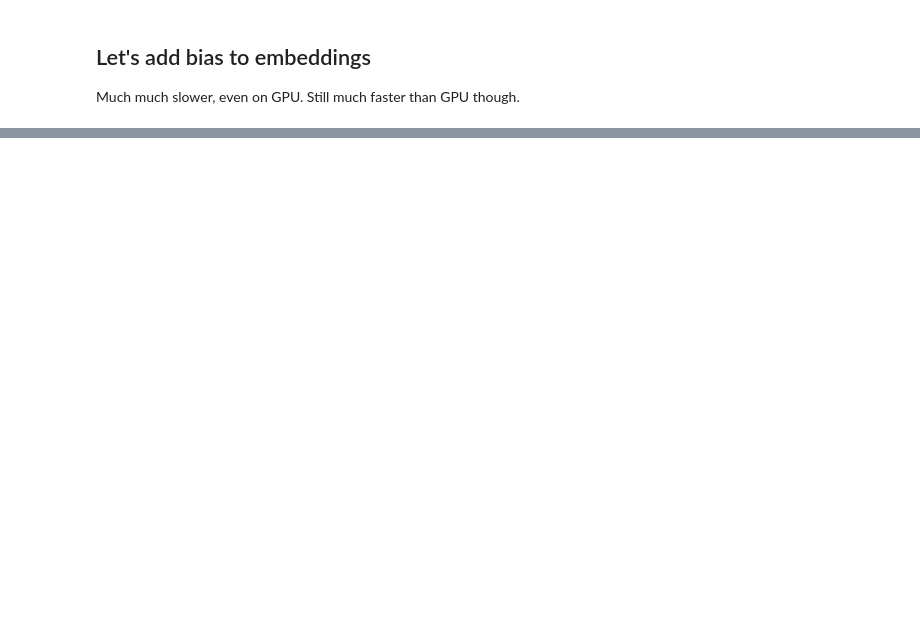
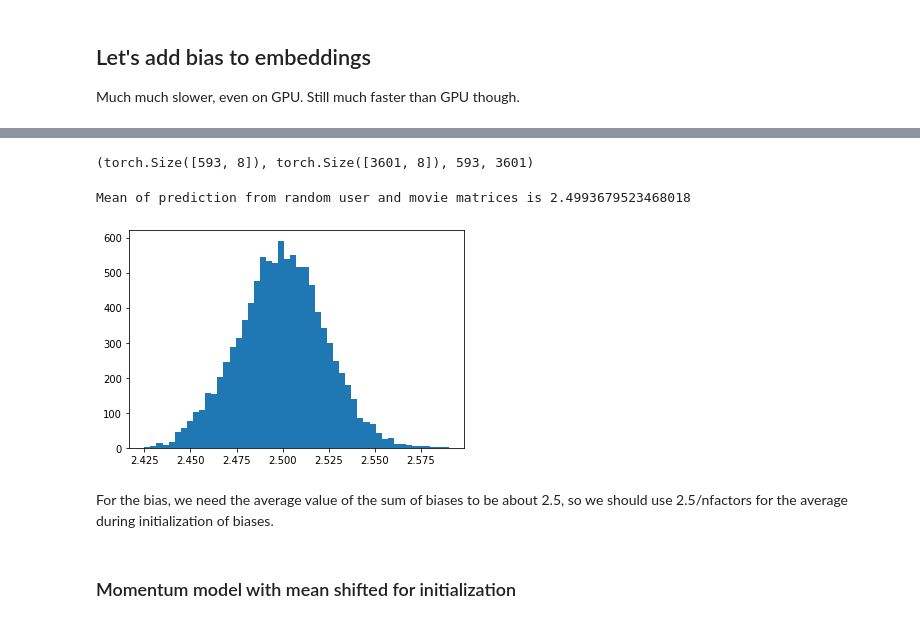
Before and after one commit to parrt/playdl, a Jupyter notebook: notebooks/collaborative-filtering.ipynb, the cells around one changed output, grey strips where cells are left out. Cells and saved outputs as stored; diff of their text form; code cells hidden in the pictures; blank space fills up the shorter version.

```diff
--- a/notebooks/collaborative-filtering.ipynb
+++ b/notebooks/collaborative-filtering.ipynb
@@ -59,6 +59,16 @@ def compress_cats(df, colname):
     df[colname] = df[colname].astype('category').cat.as_ordered()
     df[colname] = df[colname].cat.codes # encode 0..n-1  NB: Different than I usually do (1..n)!!!!
     df[colname] = df[colname].astype(int)
+
+def normal_transform(x, mean=0.0, std=0.01):
+    "Convert x to have mean and std"
+    return x*std + mean
+
+def randn(n1, n2, device, dtype, mean=0.0, std=0.01, requires_grad=False):
+    x = torch.randn(n1, n2, device=device, dtype=dtype)
+    x = normal_transform(x, mean=mean, std=std)
+    x.requires_grad=requires_grad
+    return x
 # %% [markdown]
 ## Matrix of user x movie with ratings as elements
 # %% [markdown]
@@ -644,0 +689,7 @@ Train R^2 0.880
+# %%
+df = load(n=10_000)
+compress_cats(df, 'movieId') # make IDs 0..nmovies-1
+compress_cats(df, 'userId')
+
+nmovies = len(df.groupby('movieId').count())
+nusers = len(df.groupby('userId').count())
@@ -644,0 +708,24 @@ Train R^2 0.880
+# %%
+import math
+U      = randn(nusers,  nfactors, device=device, dtype=dtype, requires_grad=True, mean=math.sqrt(2.5/nfactors))
+M      = randn(nmovies, nfactors, device=device, dtype=dtype, requires_grad=True, mean=math.sqrt(2.5/nfactors))
+# %%
+U.shape, M.shape, nusers, nmovies
+# %% [output]
+(torch.Size([593, 8]), torch.Size([3601, 8]), 593, 3601)
+# %%
+userIds = torch.tensor(df['userId'].values, device=device)
+movieIds = torch.tensor(df['movieId'].values, device=device)
+ratings = torch.tensor(df['rating'].values, device=device)
+r_pred = (U[userIds] * M[movieIds]).sum(axis=1, keepdim=True)
+print(f"Mean of prediction from random user and movie matrices is {torch.mean(r_pred)}")
+r_pred = r_pred.cpu().detach().numpy()
+plt.hist(r_pred, bins=50)
+plt.show()
+# %% [output]
+Mean of prediction from random user and movie matrices is 2.4993679523468018
+[figure, added]
+# %% [markdown]
+For the bias, we need the average value of the sum of biases to be about 2.5, so we should use 2.5/nfactors for the average during initialization of biases.
+# %% [markdown]
+### Momentum model with mean shifted for initialization
```
Also changed, not shown: parts of 42 cells of this notebook.
